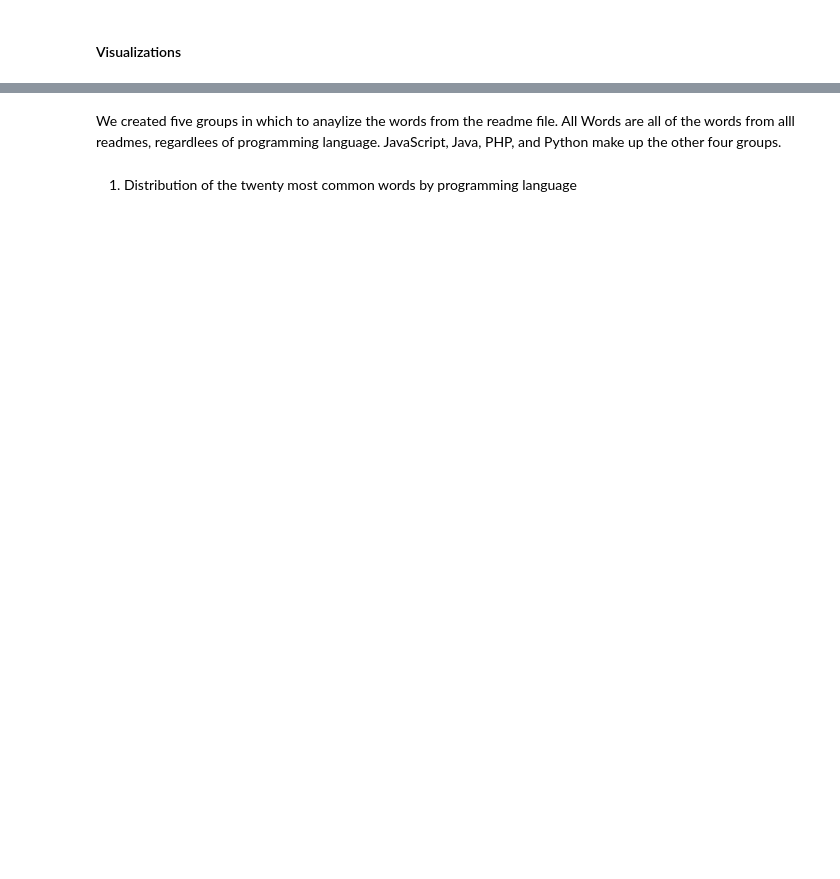
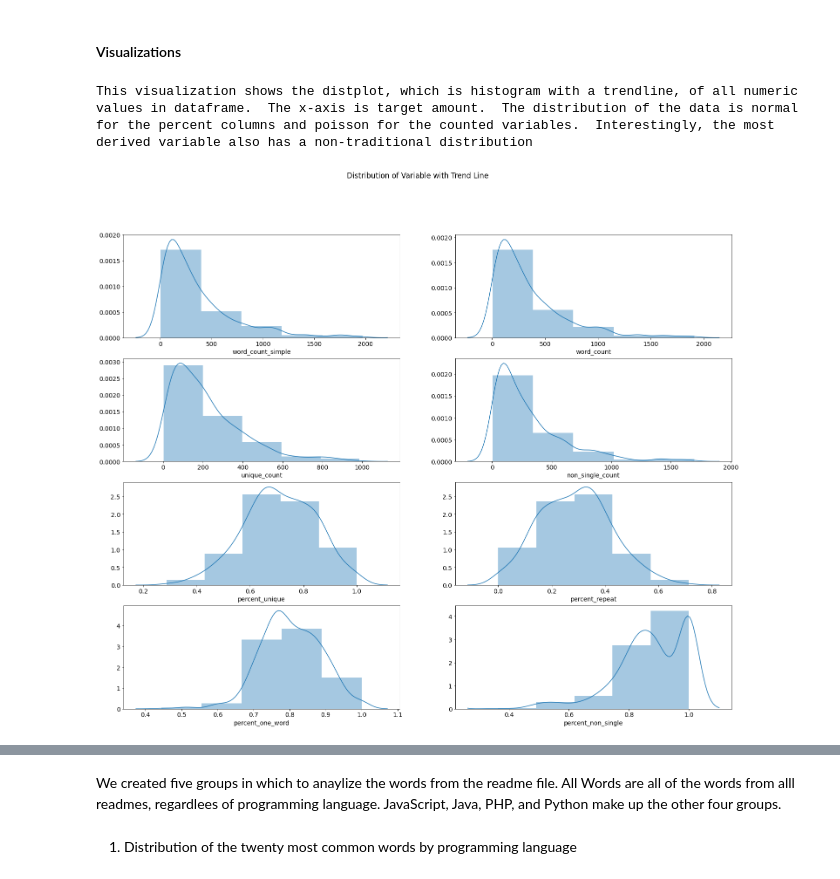
Before and after one commit to Three-Data-Guys/natural-language-processing-github, a Jupyter notebook: github_nlp.ipynb, the cells around one changed output, grey strips where cells are left out. Drawn from its saved outputs; the diff is of its cells as text; code cells hidden in the pictures; blank space fills up the shorter version.

```diff
--- a/github_nlp.ipynb
+++ b/github_nlp.ipynb
@@ -167,2 +282,22 @@ sparse_matrix = make_sparse_matrix(df.lemmatized, n=15)
 # %% [markdown]
 #### Visualizations
+# %%
+f = plt.figure(figsize=(25,20))
+continuous_data = df_no_outliers.select_dtypes(include=["int", "float"])
+plt.suptitle("Distribution of Variable with Trend Line")
+
+print('This visualization shows the distplot, which is histogram with a trendline, of all numeric')
+print('values in dataframe.  The x-axis is target amount.  The distribution of the data is normal')
+print('for the percent columns and poisson for the counted variables.  Interestingly, the most')
+print('derived variable also has a non-traditional distribution')
+
+for i in range(0,8):
+    f.add_subplot(4,2, i+1)
+    sns.distplot(continuous_data.iloc[:,i], bins=5)
+plt.show()
+# %% [output]
+This visualization shows the distplot, which is histogram with a trendline, of all numeric
+values in dataframe.  The x-axis is target amount.  The distribution of the data is normal
+for the percent columns and poisson for the counted variables.  Interestingly, the most
+derived variable also has a non-traditional distribution
+[figure, added]
```
Also changed, not shown: parts of 43 cells of this notebook, 2 other files.
